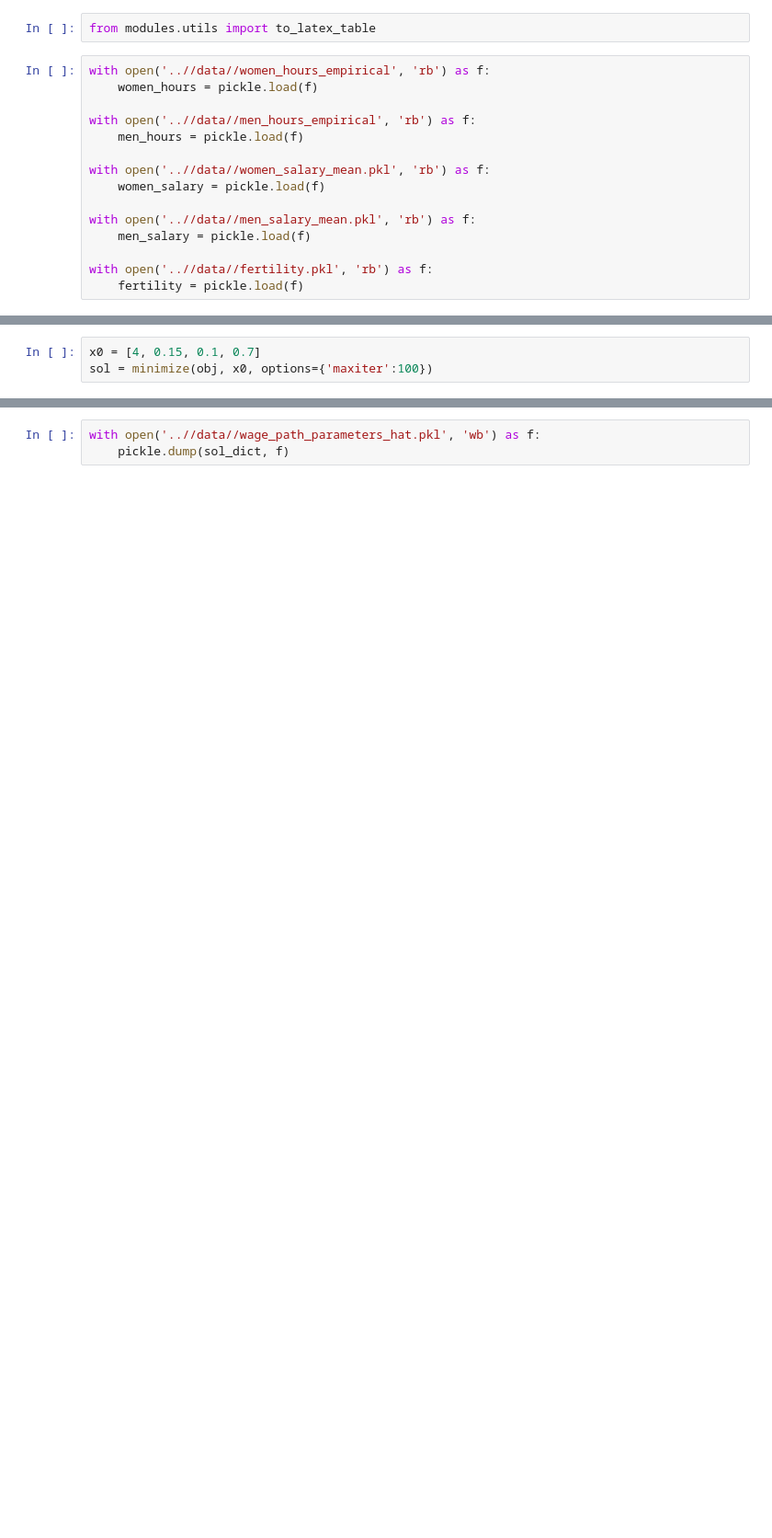
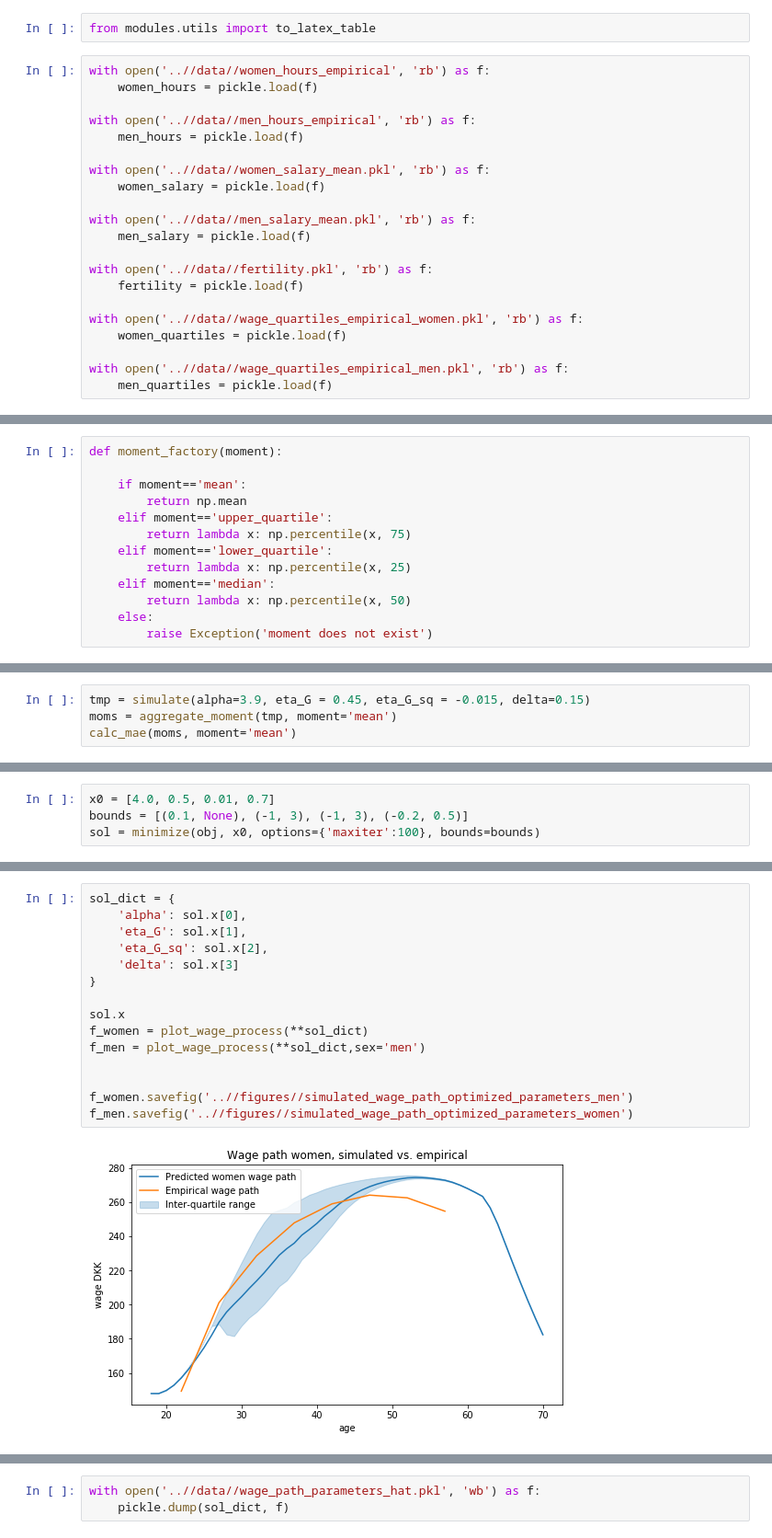
Before and after one commit to JakartaLaw/speciale, a Jupyter notebook: src/Salary Process True Mincer.ipynb, the cells around one changed output, grey strips where cells are left out. Shown at 92% size. Drawn from its saved outputs; the diff is of its cells as text; blank space fills up the shorter version.

Commit message:
Done with parameter tuning

```diff
--- a/src/Salary Process True Mincer.ipynb
+++ b/src/Salary Process True Mincer.ipynb
@@ -25,3 +26,9 @@ with open('..//data//men_salary_mean.pkl', 'rb') as f:
 
 with open('..//data//fertility.pkl', 'rb') as f:
     fertility = pickle.load(f)
+
+with open('..//data//wage_quartiles_empirical_women.pkl', 'rb') as f:
+    women_quartiles = pickle.load(f)
+
+with open('..//data//wage_quartiles_empirical_men.pkl', 'rb') as f:
+    men_quartiles = pickle.load(f)
@@ -270,0 +179,13 @@ def obj(x):
+# %%
+def moment_factory(moment):
+
+    if moment=='mean':
+        return np.mean
+    elif moment=='upper_quartile':
+        return lambda x: np.percentile(x, 75)
+    elif moment=='lower_quartile':
+        return lambda x: np.percentile(x, 25)
+    elif moment=='median':
+        return lambda x: np.percentile(x, 50)
+    else:
+        raise Exception('moment does not exist')
@@ -270,0 +262,4 @@ def obj(x):
+# %%
+tmp = simulate(alpha=3.9, eta_G = 0.45, eta_G_sq = -0.015, delta=0.15)
+moms = aggregate_moment(tmp, moment='mean')
+calc_mae(moms, moment='mean')
@@ -271,4 +300,5 @@ def obj(x):
 # %%
-x0 = [4, 0.15, 0.1, 0.7]
-sol = minimize(obj, x0, options={'maxiter':100})
+x0 = [4.0, 0.5, 0.01, 0.7]
+bounds = [(0.1, None), (-1, 3), (-1, 3), (-0.2, 0.5)]
+sol = minimize(obj, x0, options={'maxiter':100}, bounds=bounds)
 # %% [output]
@@ -315,0 +322,17 @@ men: 40.4, women: 70.7 {'alpha': 3.981003496047405, 'eta_G': 0.45233483635749244
+# %%
+sol_dict = {
+    'alpha': sol.x[0],
+    'eta_G': sol.x[1],
+    'eta_G_sq': sol.x[2],
+    'delta': sol.x[3]
+}
+
+sol.x
+f_women = plot_wage_process(**sol_dict)
+f_men = plot_wage_process(**sol_dict,sex='men')
+
+
+f_women.savefig('..//figures//simulated_wage_path_optimized_parameters_men')
+f_men.savefig('..//figures//simulated_wage_path_optimized_parameters_women')
+# %% [output]
+[figure, added]
```
Also changed, not shown: parts of 33 cells of this notebook, 17 other files.
